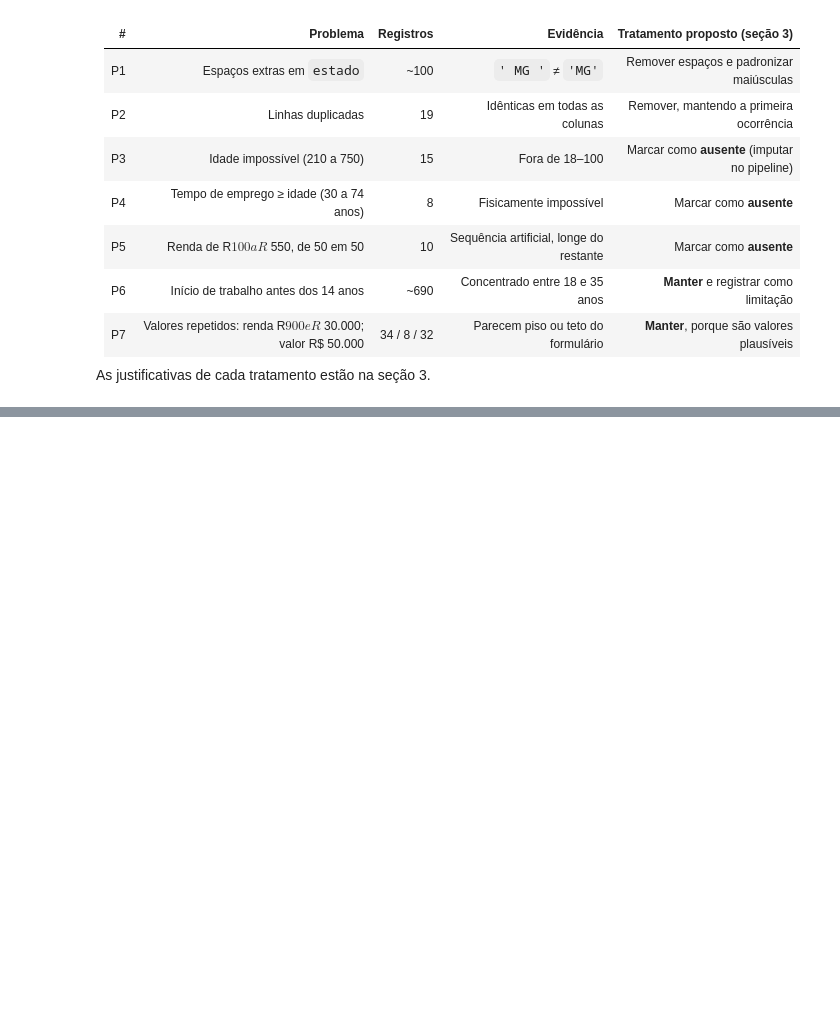
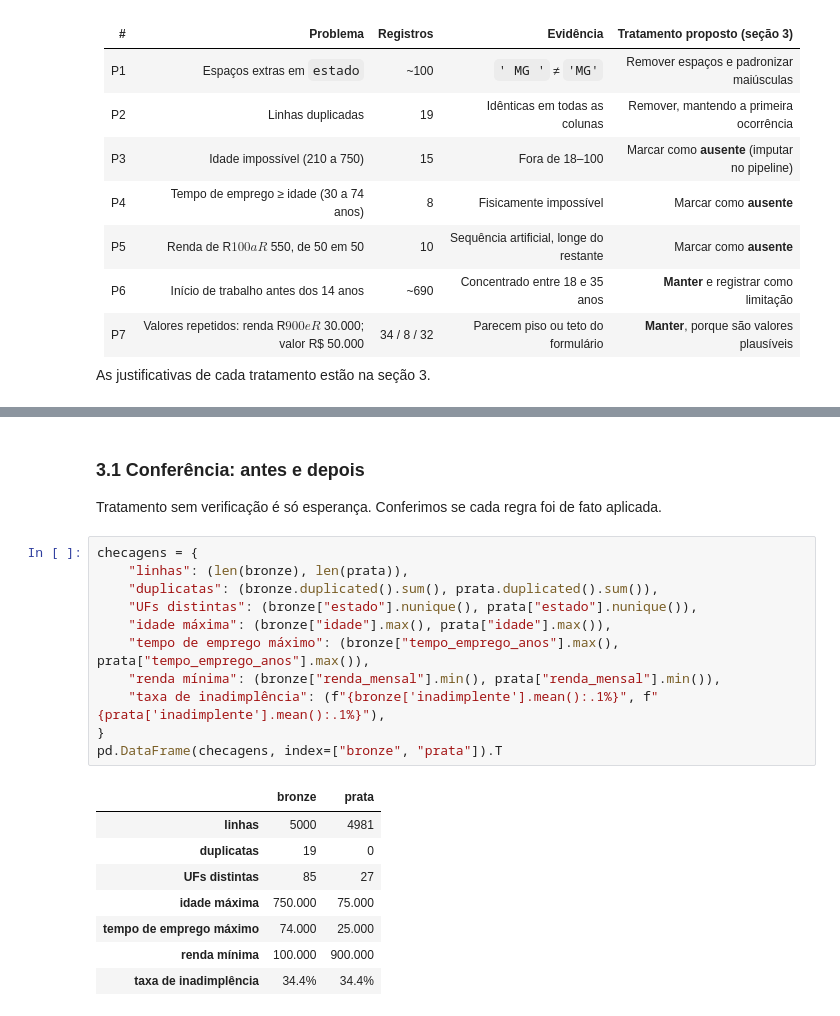
Before and after one commit to alexlourenc/CredAIR-Alex, a Jupyter notebook: notebooks/analise_credito.ipynb, the cells around one changed output, grey strips where cells are left out. Saved outputs shown, nothing was run; the diff lists cells and outputs as text; blank space fills up the shorter version.

```diff
--- a/notebooks/analise_credito.ipynb
+++ b/notebooks/analise_credito.ipynb
@@ -279,0 +342,24 @@ As justificativas de cada tratamento estão na seção 3.
+# %% [markdown]
+### 3.1 Conferência: antes e depois
+
+Tratamento sem verificação é só esperança. Conferimos se cada regra foi de fato aplicada.
+# %%
+checagens = {
+    "linhas": (len(bronze), len(prata)),
+    "duplicatas": (bronze.duplicated().sum(), prata.duplicated().sum()),
+    "UFs distintas": (bronze["estado"].nunique(), prata["estado"].nunique()),
+    "idade máxima": (bronze["idade"].max(), prata["idade"].max()),
+    "tempo de emprego máximo": (bronze["tempo_emprego_anos"].max(), prata["tempo_emprego_anos"].max()),
+    "renda mínima": (bronze["renda_mensal"].min(), prata["renda_mensal"].min()),
+    "taxa de inadimplência": (f"{bronze['inadimplente'].mean():.1%}", f"{prata['inadimplente'].mean():.1%}"),
+}
+pd.DataFrame(checagens, index=["bronze", "prata"]).T
+# %% [output]
+|  | bronze | prata |
+| linhas | 5000 | 4981 |
+| duplicatas | 19 | 0 |
+| UFs distintas | 85 | 27 |
+| idade máxima | 750.000 | 75.000 |
+| tempo de emprego máximo | 74.000 | 25.000 |
+| renda mínima | 100.000 | 900.000 |
+| taxa de inadimplência | 34.4% | 34.4% |
```
Also changed, not shown: parts of 5 cells of this notebook.
